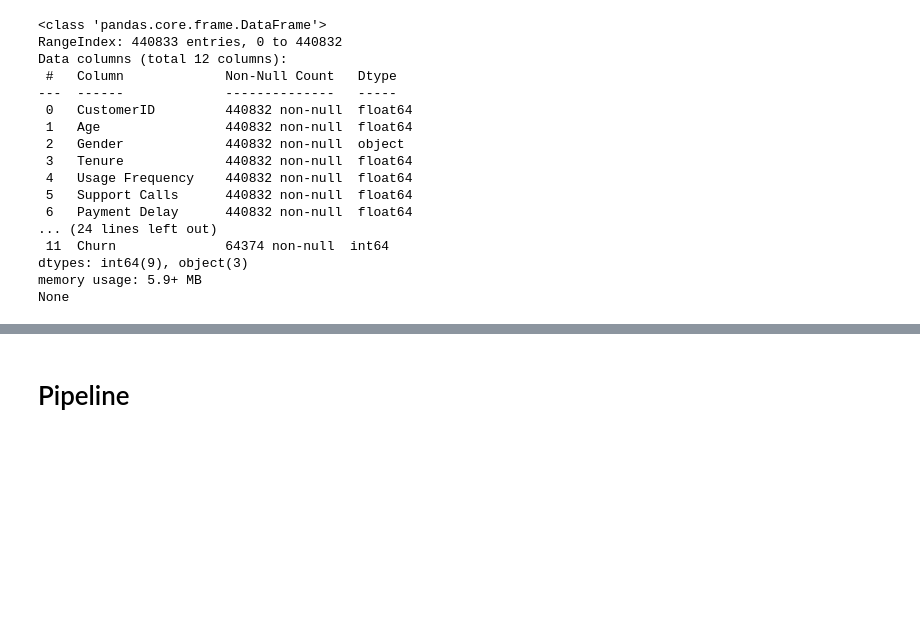
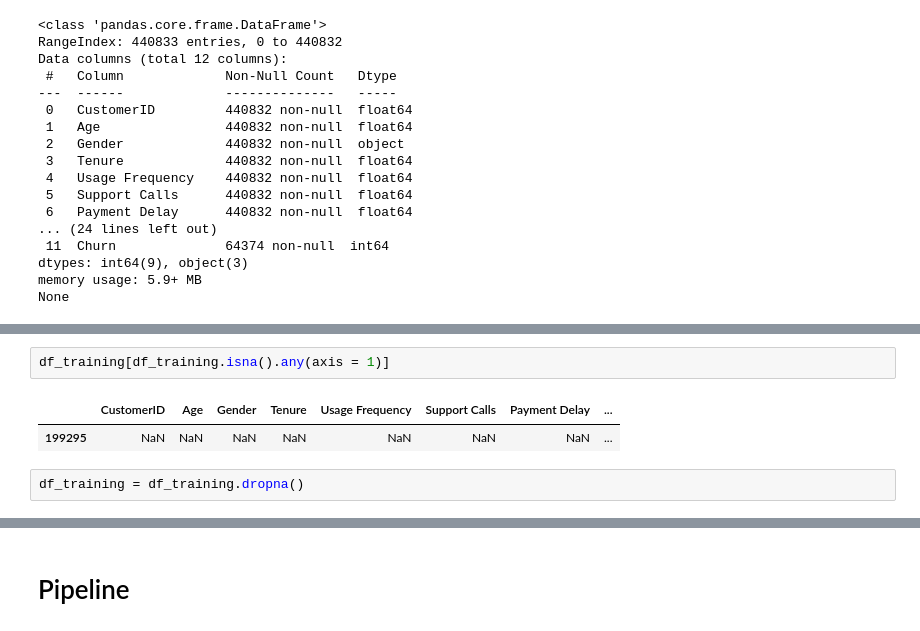
Before and after one commit to NitoBoritto/Customer_Churn_Predictor, a Jupyter notebook: Churn_Predictor.ipynb, the cells around one changed output, grey strips where cells are left out. Cells and saved outputs as stored; diff of their text form; blank space fills up the shorter version.

```diff
--- a/Churn_Predictor.ipynb
+++ b/Churn_Predictor.ipynb
@@ -68,3 +95,10 @@ None
+# %%
+df_training[df_training.isna().any(axis = 1)]
+# %% [output]
+|  | CustomerID | Age | Gender | Tenure | Usage Frequency | Support Calls | Payment Delay | ... |
+| 199295 | NaN | NaN | NaN | NaN | NaN | NaN | NaN | ... |
+# %%
+df_training = df_training.dropna()
 # %%
 for col in df_training.columns[1:-1]:
     fig, (ax1, ax2) = plt.subplots(1, 2, figsize = (16, 8))
```
Also changed, not shown: parts of 13 cells of this notebook.
